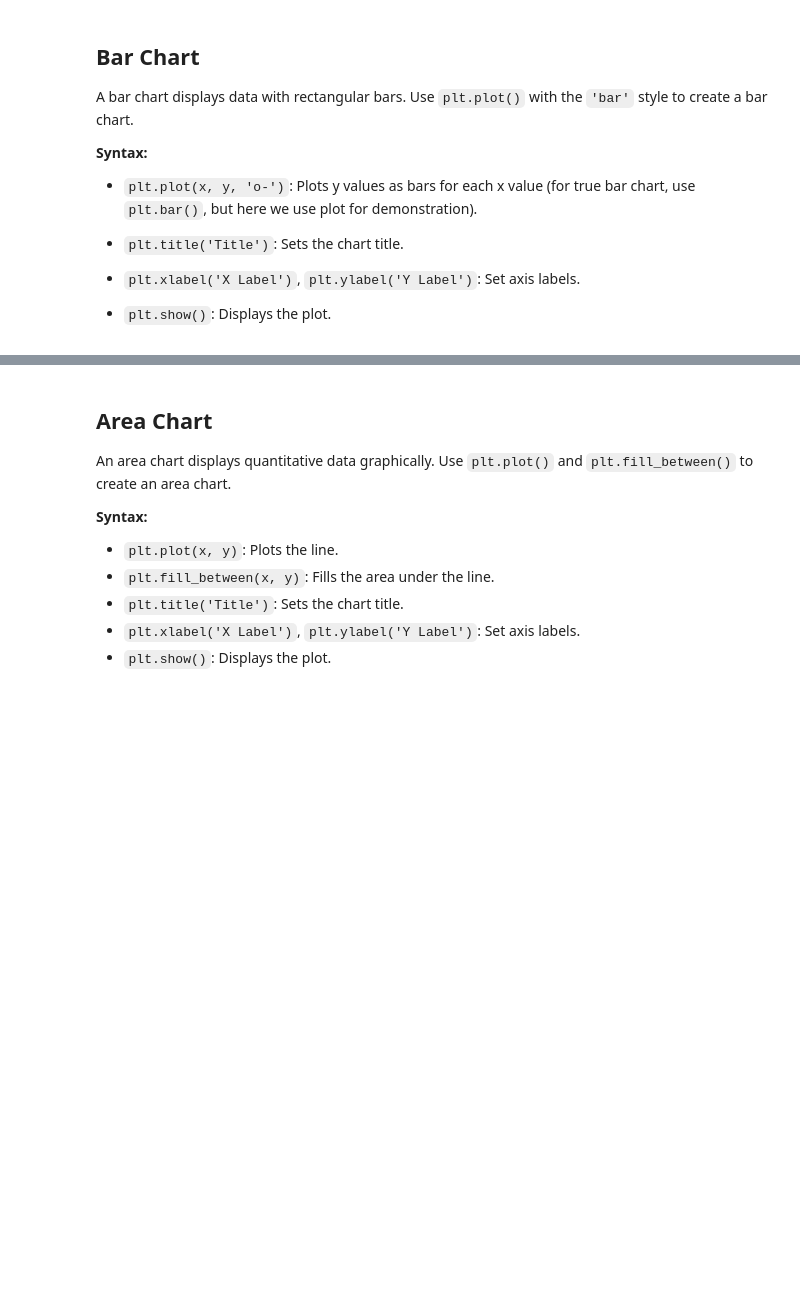
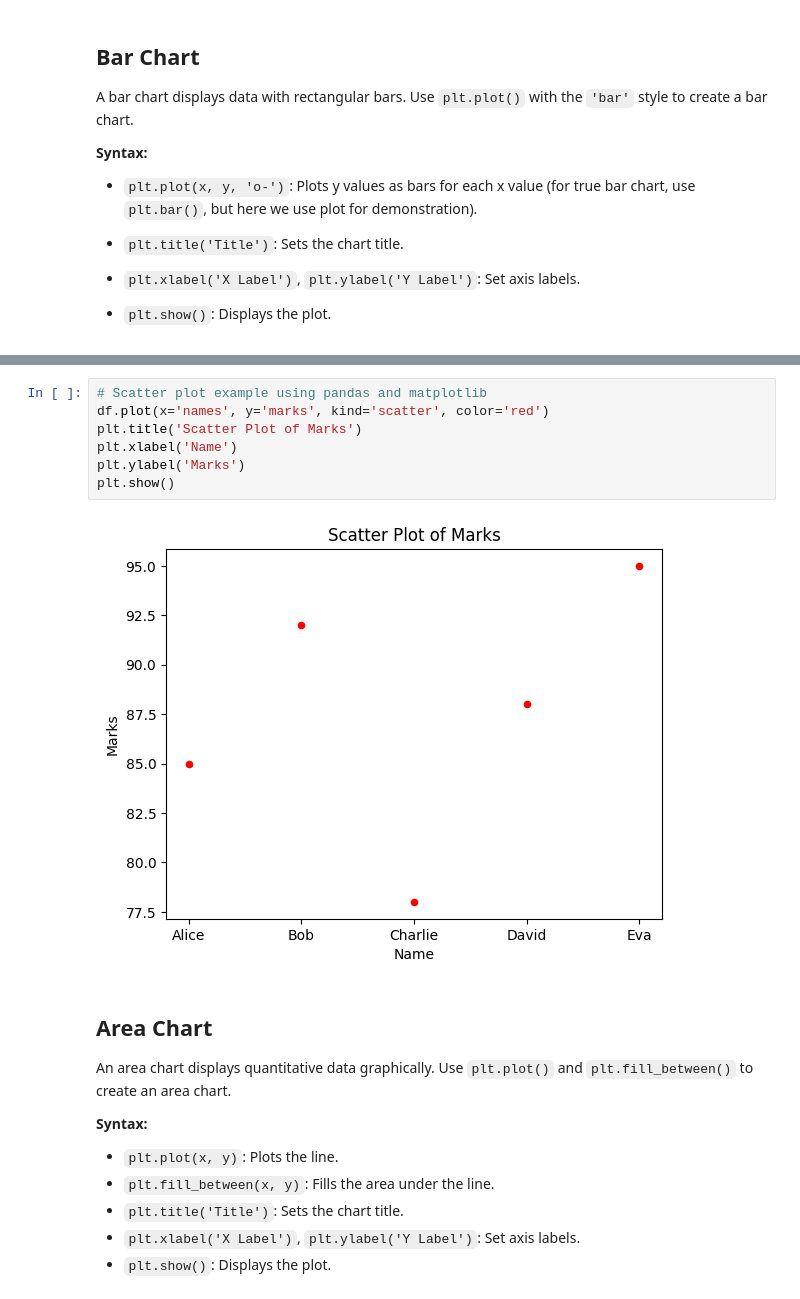
Before and after one commit to ilihas786/Python, a Jupyter notebook: Matplotlib.ipynb, the cells around one changed output, grey strips where cells are left out. Cells and saved outputs as stored; diff of their text form; blank space fills up the shorter version.

```diff
--- a/Matplotlib.ipynb
+++ b/Matplotlib.ipynb
@@ -58,3 +85,12 @@ KeyError: "None of [Index(['Alice', 'Bob', 'Charlie', 'David', 'Eva'], dtype='ob
+# %%
+# Scatter plot example using pandas and matplotlib
+df.plot(x='names', y='marks', kind='scatter', color='red')
+plt.title('Scatter Plot of Marks')
+plt.xlabel('Name')
+plt.ylabel('Marks')
+plt.show()
+# %% [output]
+[figure, added]
 # %% [markdown]
 ## Area Chart
 
```
Also changed, not shown: parts of 6 cells of this notebook, 1 other file.
